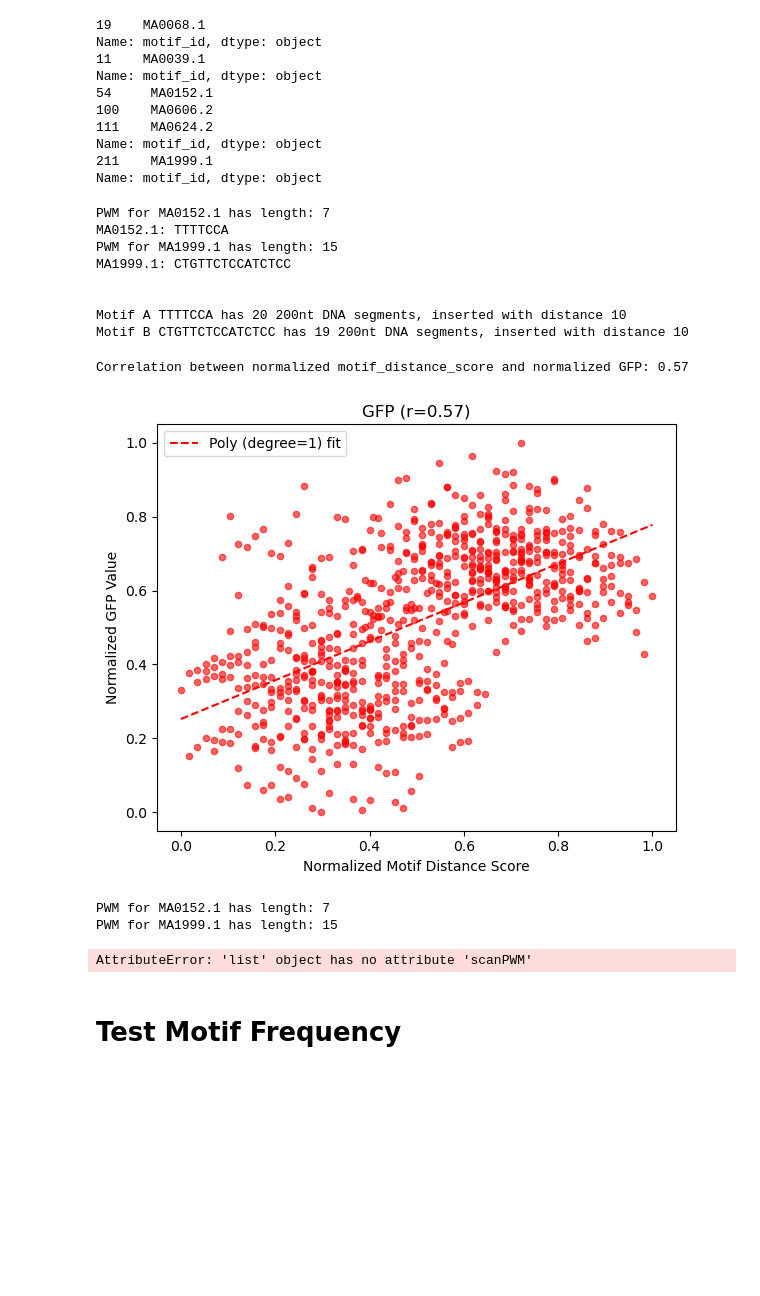
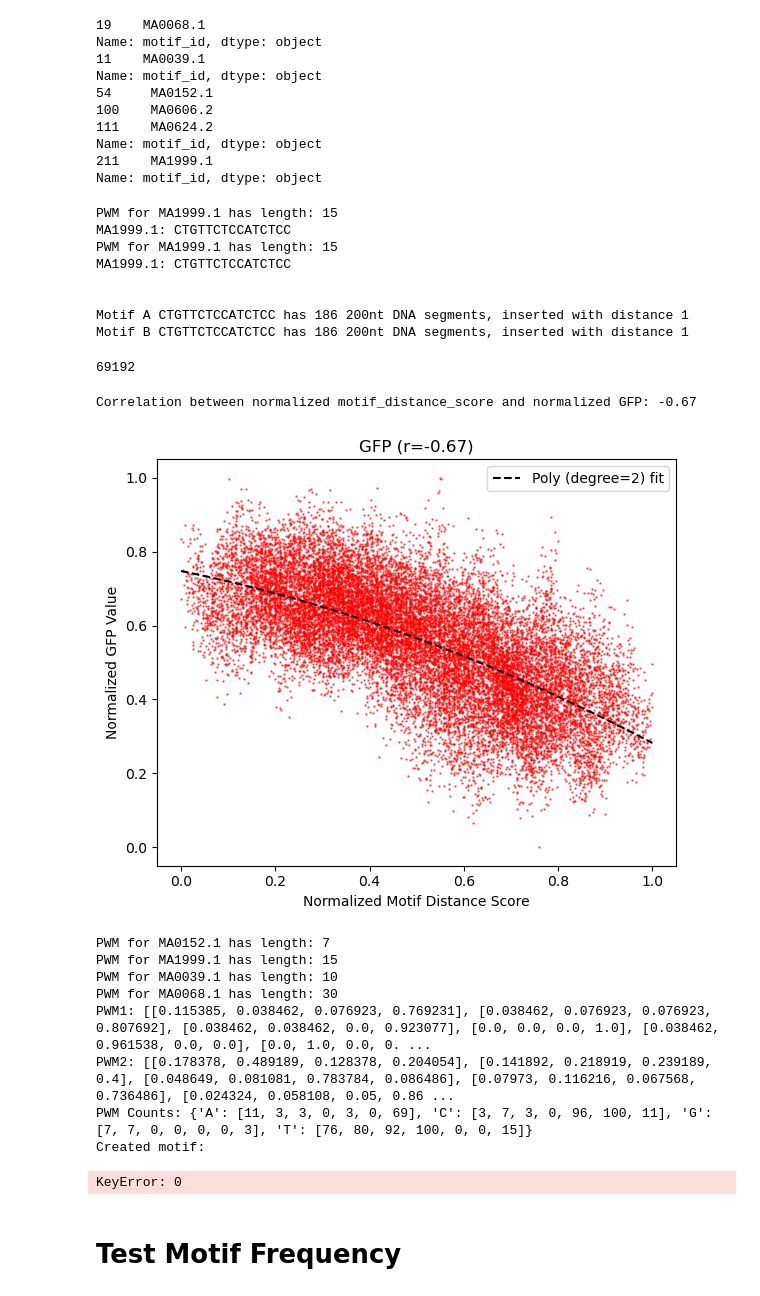
Before and after one commit to justinyutianji/Enhancer, a Jupyter notebook: Enhancer/train/Synthetic_Data_Generator/Distance.ipynb, the cells around one changed output. Drawn from its saved outputs; the diff is of its cells as text; code cells hidden in the pictures; blank space fills up the shorter version.

```diff
--- a/Enhancer/train/Synthetic_Data_Generator/Distance.ipynb
+++ b/Enhancer/train/Synthetic_Data_Generator/Distance.ipynb
@@ -164,16 +159,20 @@ Name: motif_id, dtype: object
 # AC0072: 'MA0152.1'
 # AC0073: 'MA1999.1'
 
-df = generate_synthetic_distance_data(200, ['MA0152.1','MA1999.1'],meme_file_dir,output_pickle_file,distance = 10, replicate=5,save_plot = False)
+df = generate_synthetic_distance_data(200, ['MA1999.1','MA1999.1'],meme_file_dir,output_pickle_file,distance = 1, replicate=1,save_plot = False)
 result_df = motif_score_prediction(model = explainn, df = df, device = device, batch = batch, target_labels=target_labels,feature_list=['motif_distance_score'])
 # %% [output]
-PWM for MA0152.1 has length: 7
-MA0152.1: TTTTCCA
+PWM for MA1999.1 has length: 15
+MA1999.1: CTGTTCTCCATCTCC
 PWM for MA1999.1 has length: 15
 MA1999.1: CTGTTCTCCATCTCC
 
 
-Motif A TTTTCCA has 20 200nt DNA segments, inserted with distance 10
-Motif B CTGTTCTCCATCTCC has 19 200nt DNA segments, inserted with distance 10
+Motif A CTGTTCTCCATCTCC has 186 200nt DNA segments, inserted with distance 1
+Motif B CTGTTCTCCATCTCC has 186 200nt DNA segments, inserted with distance 1
+# %%
+len(result_df)
+# %% [output]
+69192
 # %%
 result_df_without_sequence = result_df.drop(columns=['sequence'])
@@ -343,22 +367,32 @@ def find_best_match(pwm, sequence):
 # %%
 # AC0069: 'MA0068.1'
 # AC0065: 'MA0039.1'
 # AC0072: 'MA0152.1'
 # AC0073: 'MA1999.1'
 
-plot_normalized_correlations_with_fit('/pmglocal/ty2514/Enhancer/Enhancer/train/Synthetic_Data_Generator/AC0072_AC0073.csv', 'motif_distance_score')
+plot_normalized_correlations_with_fit('/pmglocal/ty2514/Enhancer/Enhancer/train/Synthetic_Data_Generator/AC0073_AC0073.pkl', 'motif_distance_score',poly_order=2, subsample_fraction=0.3)
 
 # Example usage:
 csv_file_path = '/pmglocal/ty2514/Enhancer/Enhancer/data/fragment_sequences.csv'
 pwm1 = extract_pwm_from_meme(meme_file_dir, 'MA0152.1')
 pwm2 = extract_pwm_from_meme(meme_file_dir, 'MA1999.1')
-rank_sequences_by_pwm_distance(csv_file_path, pwm1, pwm2)
+pwm3 = extract_pwm_from_meme(meme_file_dir, 'MA0039.1')
+pwm4 = extract_pwm_from_meme(meme_file_dir, 'MA0068.1')
+print("PWM1:", pwm1)
+print("PWM2:", pwm2)
+rank_sequences_by_motif_occurrences(csv_file_path, [pwm1,pwm2])
 # %% [output]
-Correlation between normalized motif_distance_score and normalized GFP: 0.57
+Correlation between normalized motif_distance_score and normalized GFP: -0.67
-[figure, old version]
+[figure, new version]
 PWM for MA0152.1 has length: 7
 PWM for MA1999.1 has length: 15
+PWM for MA0039.1 has length: 10
+PWM for MA0068.1 has length: 30
+PWM1: [[0.115385, 0.038462, 0.076923, 0.769231], [0.038462, 0.076923, 0.076923, 0.807692], [0.038462, 0.038462, 0.0, 0.923077], [0.0, 0.0, 0.0, 1.0], [0.038462, 0.961538, 0.0, 0.0], [0.0, 1.0, 0.0, 0. ...
+PWM2: [[0.178378, 0.489189, 0.128378, 0.204054], [0.141892, 0.218919, 0.239189, 0.4], [0.048649, 0.081081, 0.783784, 0.086486], [0.07973, 0.116216, 0.067568, 0.736486], [0.024324, 0.058108, 0.05, 0.86 ...
+PWM Counts: {'A': [11, 3, 3, 0, 3, 0, 69], 'C': [3, 7, 3, 0, 96, 100, 11], 'G': [7, 7, 0, 0, 0, 0, 3], 'T': [76, 80, 92, 100, 0, 0, 15]}
+Created motif:
-AttributeError: 'list' object has no attribute 'scanPWM'
+KeyError: 0
 # %% [markdown]
 # Test Motif Frequency
 # %%
```
Also changed, not shown: parts of 14 cells of this notebook.
